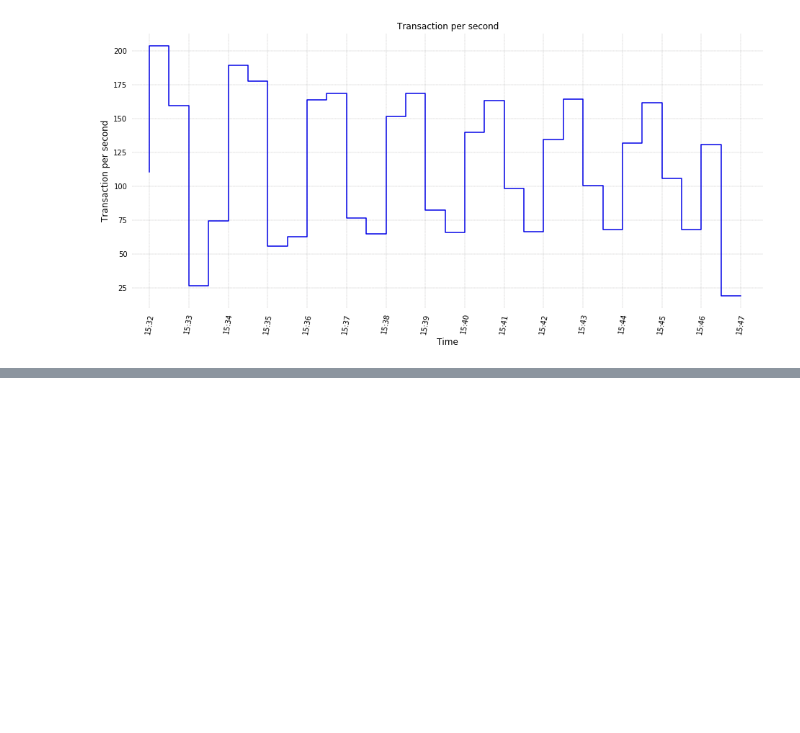
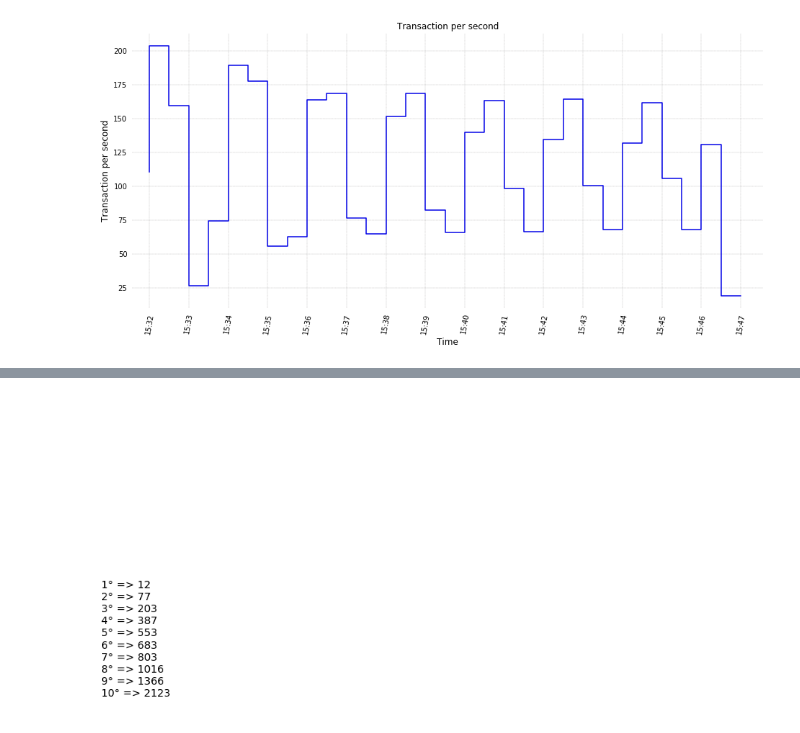
Before and after one commit to p-giovanni/JMeter_report, a Jupyter notebook: notebook/JMeter_Report.ipynb, the cells around one changed output, grey strips where cells are left out. Cells and saved outputs as stored; diff of their text form; code cells hidden in the pictures; blank space fills up the shorter version.

Commit message:
Text box.

```diff
--- a/notebook/JMeter_Report.ipynb
+++ b/notebook/JMeter_Report.ipynb
@@ -207,6 +207,7 @@ global_statistics["samples in error"] = errors_df.shape[0]
 global_statistics["max elapsed"] = df["elapsed"].max()
 global_statistics["min elapsed"] = df["elapsed"].min()
 global_statistics["mean elapsed"] = round(df["elapsed"].mean(), dec_num)
+global_statistics["median elapsed"] = round(df["elapsed"].median(), dec_num)
 global_statistics["std error elapsed"] = round(df["elapsed"].sem(), dec_num)
 global_statistics["quantiles elapsed"] = df["elapsed"].quantile(np.arange(0, 1, 0.1))
 
@@ -583,0 +545,42 @@ Freq: 30S, Name: tps, dtype: float64
+# %%
+#
+#
+#
+def text_box(ax, text, colors=["#FFFFFF", "#000000", "#c87607"]):
+    """
+    """
+    rv = False
+    try:
+        ax.text(0, 0
+               ,text
+               ,bbox=dict(boxstyle = "square", facecolor = colors[0], edgecolor = "none")
+               ,color = colors[1]
+               ,fontsize=14)
+        set_axes_common_properties(ax, True)
+        ax.get_xaxis().set_ticks([])
+        ax.get_yaxis().set_ticks([])
+
+    except Exception as ex:
+        print("text_box failed - {ex}".format(ex=ex))
+    else:
+        rv = True
+    return rv
+# %%
+fig = plt.figure(figsize=(50, 12))
+gs = fig.add_gridspec(2, 4)
+fig.set_tight_layout(True)
+
+
+text = ""
+for quantile, value in zip(global_statistics["quantiles elapsed"].index
+                          ,global_statistics["quantiles elapsed"].values):
+    text = text + "{q}° => {v}\n".format(q=int((quantile*10)+1), v=int(value))
+
+ax = []
+ax.append(fig.add_subplot(gs[0, 0]))
+
+text_box(ax[0], text)
+
+plt.savefig(os.path.join(images_path,"{prefix}quantiles-tbox.png".format(prefix=image_file_prefix)))
+# %% [output]
+[figure, added]
```
Also changed, not shown: parts of 5 cells of this notebook, 3 other files.
